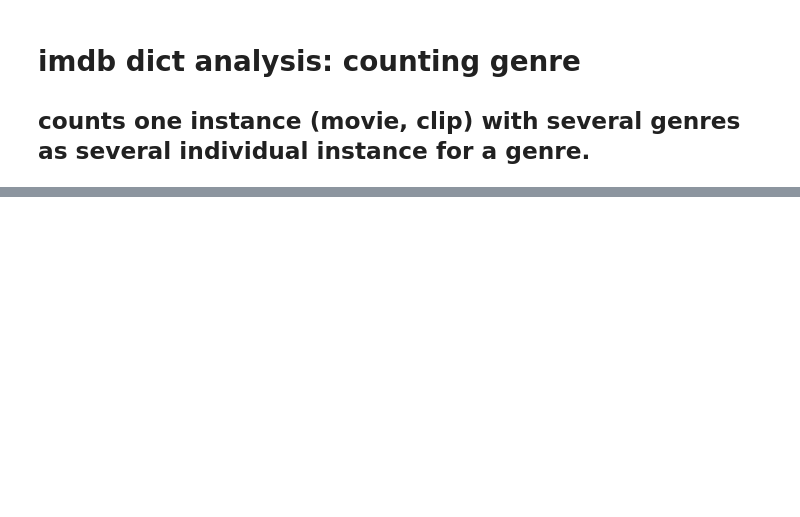
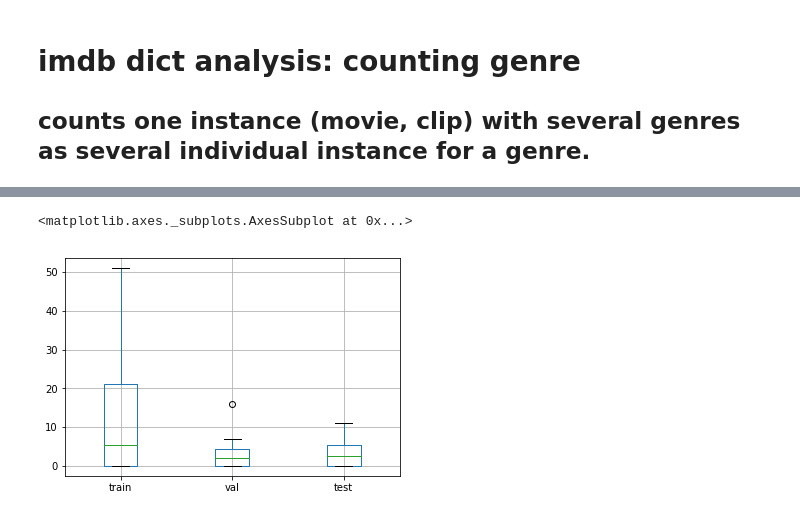
Before and after one commit to sonsus/imdb_genre_walkthru, a Jupyter notebook: analysis.ipynb, the cells around one changed output, grey strips where cells are left out. Saved outputs shown, nothing was run; the diff lists cells and outputs as text; code cells hidden in the pictures; blank space fills up the shorter version.

```diff
--- a/analysis.ipynb
+++ b/analysis.ipynb
@@ -59,3 +123,8 @@ result_df_dict["n_cl_movie"]
+# %%
+result_df_dict["n_cl_movie"].T.boxplot()
+# %% [output]
+<matplotlib.axes._subplots.AxesSubplot at 0x...>
+[figure, added]
 # %%
 result_df_dict["n_movie"]
 # %% [output]
```
Also changed, not shown: parts of 34 cells of this notebook, 2 other files.
